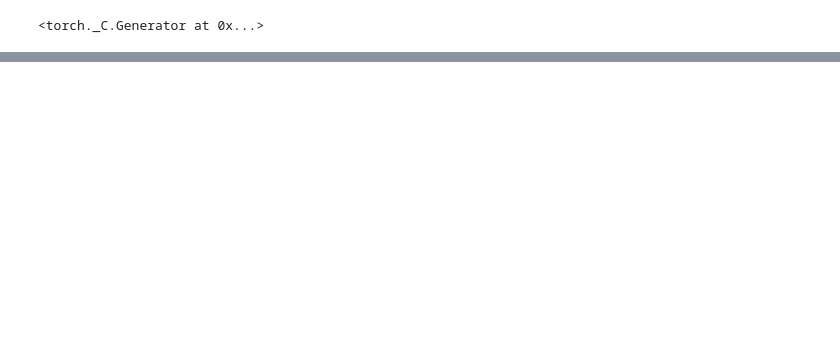
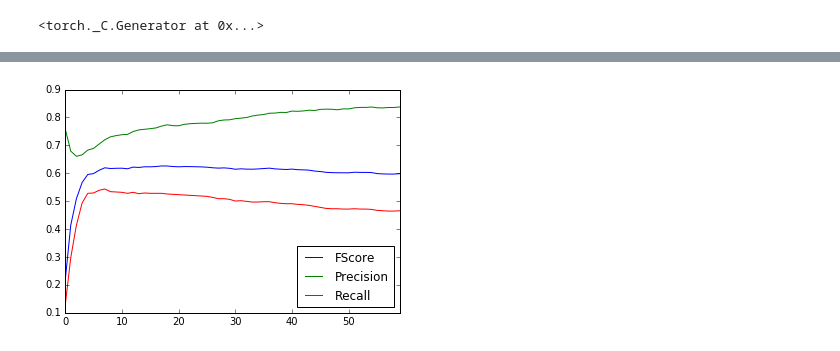
Before and after one commit to supunab/aspect-extraction, a Jupyter notebook: lstm.ipynb, the cells around one changed output, grey strips where cells are left out. Saved outputs shown, nothing was run; the diff lists cells and outputs as text; code cells hidden in the pictures; blank space fills up the shorter version.

```diff
--- a/lstm.ipynb
+++ b/lstm.ipynb
@@ -203,0 +128,16 @@ Saving model...
+# %%
+# make train data tensors
+for i in xrange(len(train_x)):
+    train_x[i] = map(lambda x: word2id[x.lower()], train_x[i])
+    train_y[i] = map(int, train_y[i])
+
+for i in xrange(len(test_x)):
+    test_x[i] = map(lambda x: word2id[x.lower()] if x.lower() in word2id else word2id['<unk>'], test_x[i])
+    test_y[i] = map(int, test_y[i])
+
+train_x = torch.LongTensor(train_x)
+train_y = torch.LongTensor(train_y)
+test_x = torch.LongTensor(test_x)
+test_y = torch.LongTensor(test_y)
+
+training_data = zip(train_x, train_y)
@@ -204,3 +224,12 @@ Saving model...
+# %%
+import pandas as pd
+import matplotlib.pyplot as plt
+
+data = pd.DataFrame({"Precision" : precisions, "Recall" : recalls, "FScore" : fscores})
+data.plot.line()
+plt.show()
+# %% [output]
+[figure, added]
 # %%
 # save model
 torch.save(model.state_dict(), 'first_model')
```
Also changed, not shown: parts of 6 cells of this notebook.
